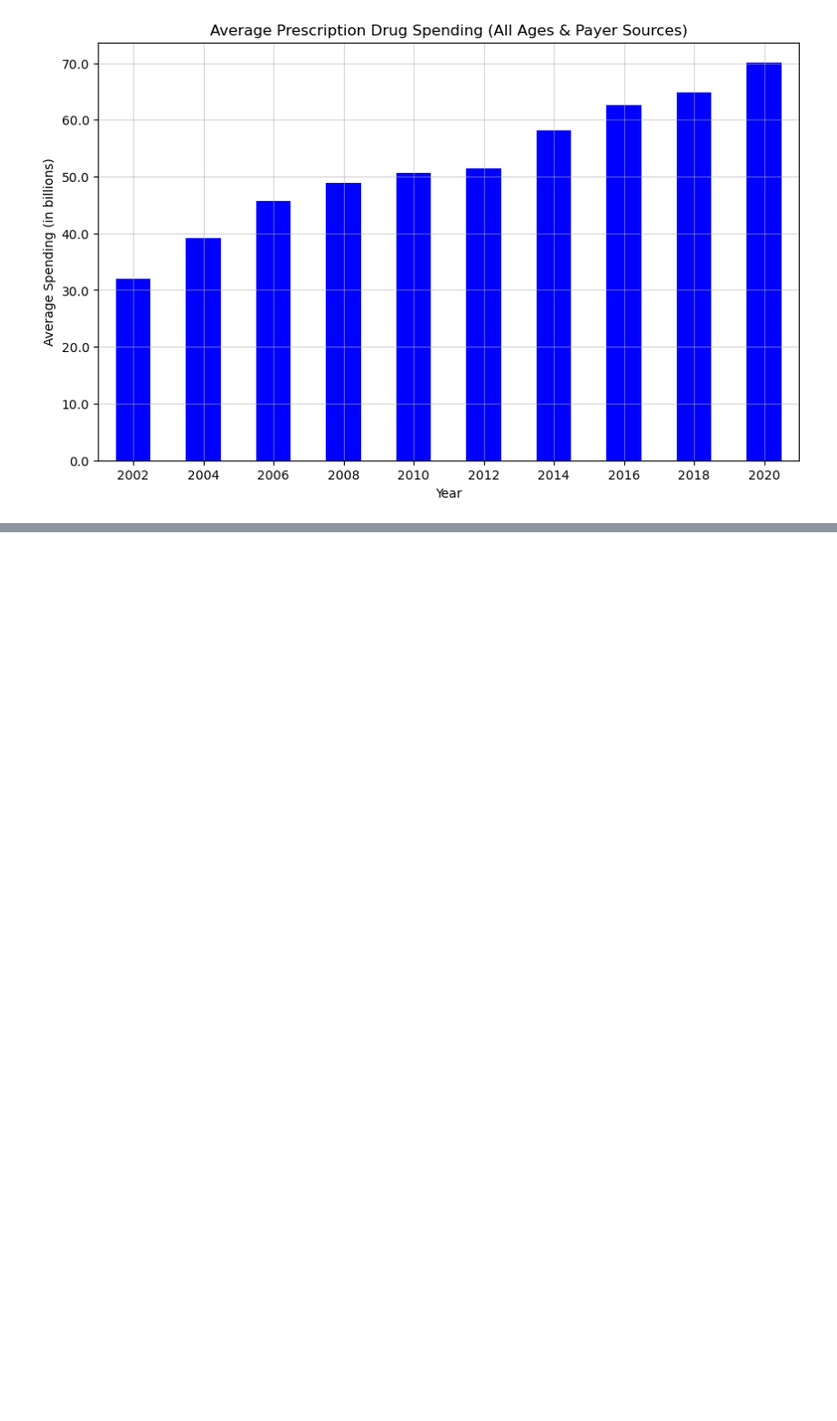
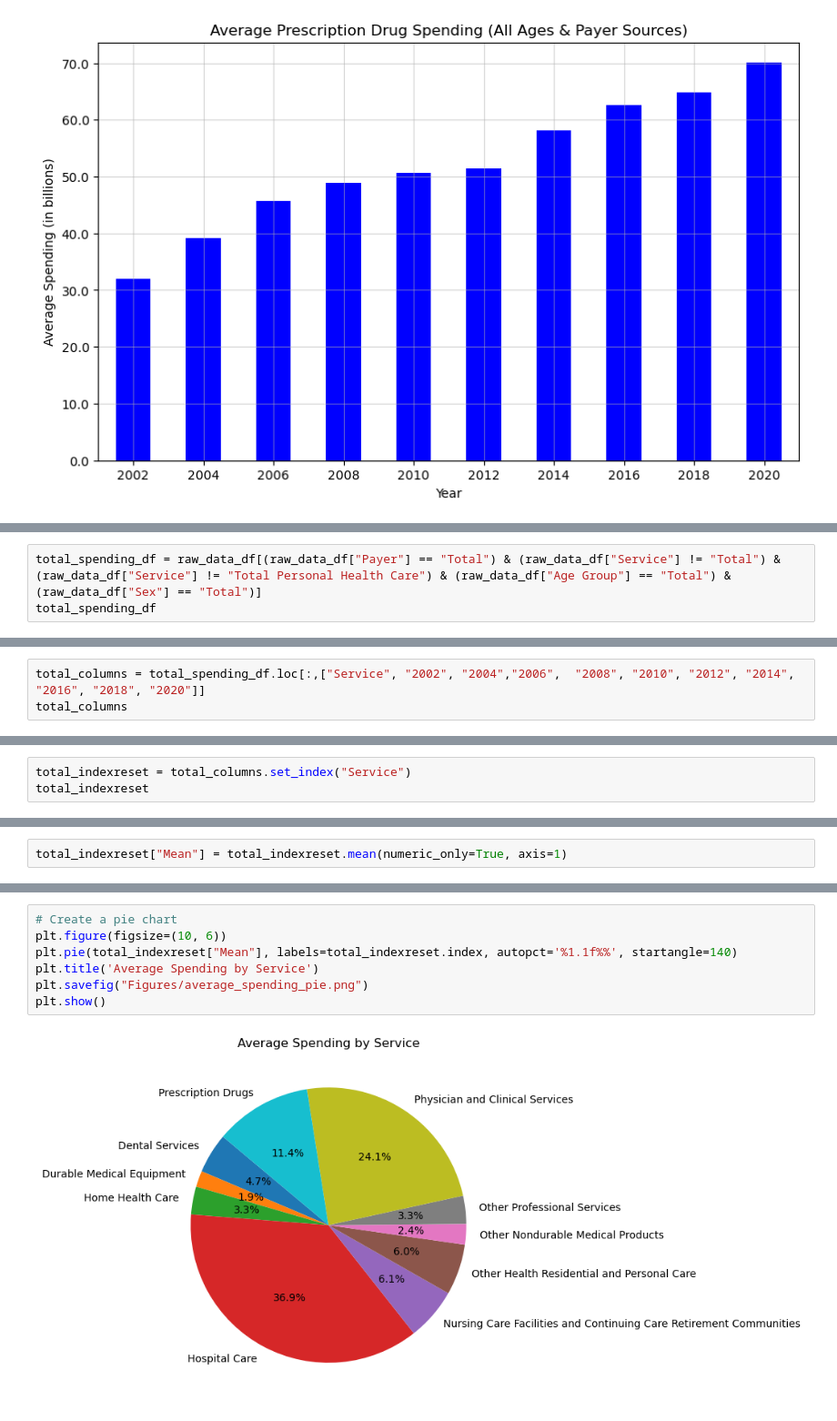
Before and after one commit to vokouns/us-healthcare-spending, a Jupyter notebook: scottsnotebook.ipynb, the cells around one changed output, grey strips where cells are left out. Shown at 91% size. Cells and saved outputs as stored; diff of their text form; blank space fills up the shorter version.

```diff
--- a/scottsnotebook.ipynb
+++ b/scottsnotebook.ipynb
@@ -518,0 +521,3 @@ plt.show()
+# %%
+total_spending_df = raw_data_df[(raw_data_df["Payer"] == "Total") & (raw_data_df["Service"] != "Total") &(raw_data_df["Service"] != "Total Personal Health Care") & (raw_data_df["Age Group"] == "Total") & (raw_data_df["Sex"] == "Total")]
+total_spending_df
@@ -518,0 +536,3 @@ plt.show()
+# %%
+total_columns = total_spending_df.loc[:,["Service", "2002", "2004","2006",	"2008",	"2010",	"2012",	"2014",	"2016",	"2018",	"2020"]]
+total_columns
@@ -518,0 +551,3 @@ plt.show()
+# %%
+total_indexreset = total_columns.set_index("Service")
+total_indexreset
@@ -518,0 +567,2 @@ plt.show()
+# %%
+total_indexreset["Mean"] = total_indexreset.mean(numeric_only=True, axis=1)
@@ -518,0 +584,9 @@ plt.show()
+# %%
+# Create a pie chart
+plt.figure(figsize=(10, 6))
+plt.pie(total_indexreset["Mean"], labels=total_indexreset.index, autopct='%1.1f%%', startangle=140)
+plt.title('Average Spending by Service')
+plt.savefig("Figures/average_spending_pie.png")
+plt.show()
+# %% [output]
+[figure, added]
```
Also changed, not shown: parts of 8 cells of this notebook, 3 other files.
